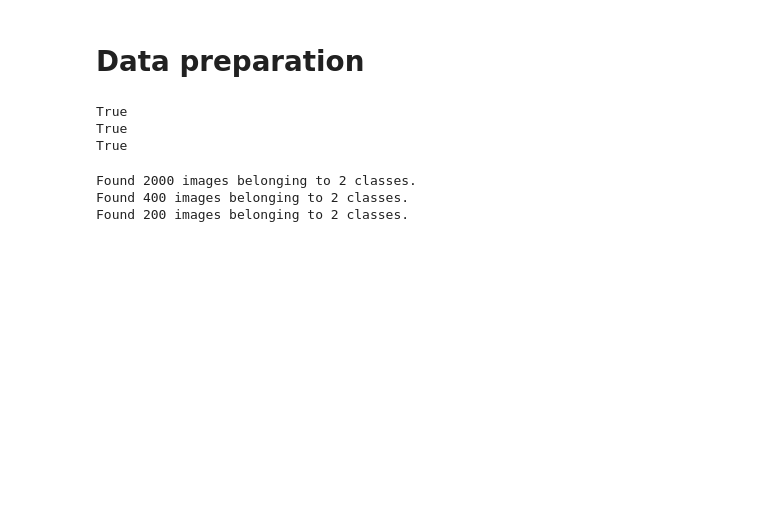
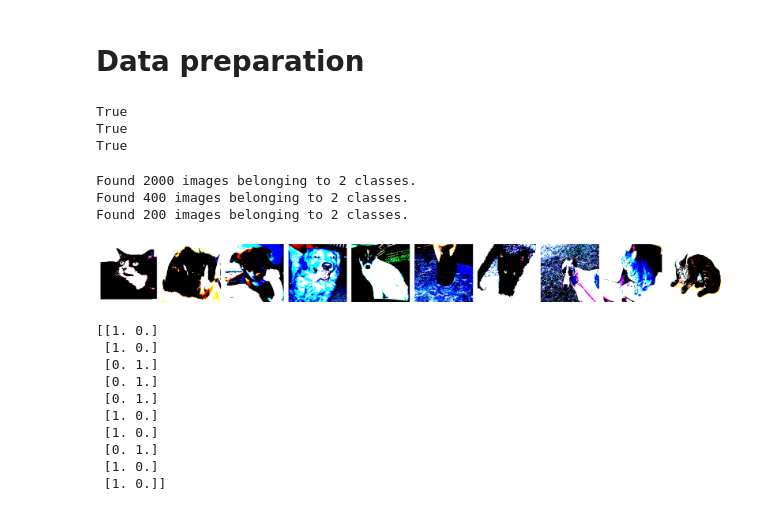
Before and after one commit to RamZein06/Kaggle-Test-NB-Repo, a Jupyter notebook: kaggle-nb-cnn-test.ipynb, the cells around one changed output. Cells and saved outputs as stored; diff of their text form; code cells hidden in the pictures; blank space fills up the shorter version.

Commit message:
Kaggle Notebook | Kaggle NB| CNN Test | Process and Visualize Data

```diff
--- a/kaggle-nb-cnn-test.ipynb
+++ b/kaggle-nb-cnn-test.ipynb
@@ -82,0 +101,48 @@ Found 200 images belonging to 2 classes.
+# %%
+# Generate a batch of images and their corresponding labels
+
+# Use the 'next' method to get the next batch of images and labels from the training set
+imgs, labels = next(train_batches)
+# %%
+# Define a function to plot a series of images
+
+def plotImages(images_arr):
+    # Create a figure with 10 subplots arranged in 1 row and 10 columns
+    fig, axes = plt.subplots(1, 10, figsize=(20,20))
+
+    # Flatten the array of axes to make it easier to iterate over
+    axes = axes.flatten()
+
+    # Iterate through the images and corresponding axes
+    for img, ax in zip(images_arr, axes):
+        # Display the image on the current axis
+        ax.imshow(img)
+
+        # Turn off axis labels for better visualization
+        ax.axis('off')
+
+    # Adjust the layout to prevent overlapping
+    plt.tight_layout()
+
+    # Display the figure with the images
+    plt.show()
+# %%
+# Plot the images in 'imgs' and print the corresponding labels
+
+# Call the previously defined function 'plotImages' to display the images
+plotImages(imgs)
+
+# Print the labels corresponding to the displayed images
+print(labels)
+# %% [output]
+[figure, added]
+[[1. 0.]
+ [1. 0.]
+ [0. 1.]
+ [0. 1.]
+ [0. 1.]
+ [1. 0.]
+ [1. 0.]
+ [0. 1.]
+ [1. 0.]
+ [1. 0.]]
```
Also changed, not shown: parts of 2 cells of this notebook.
